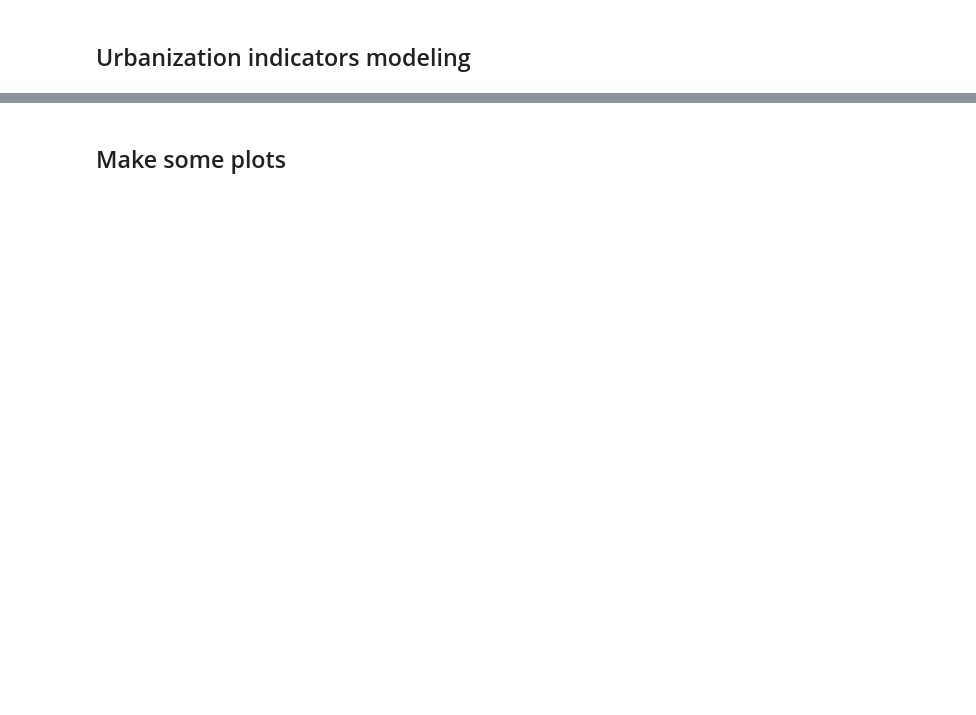
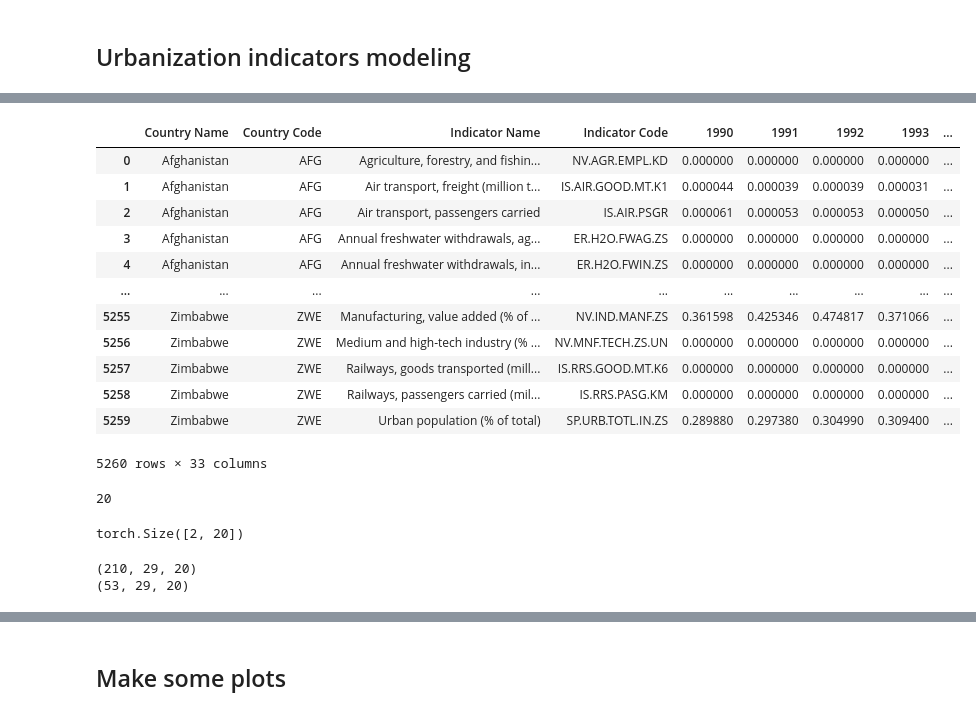
Before and after one commit to bianyuanop/WorldHappinessAnalysis, a Jupyter notebook: modeling.ipynb, the cells around one changed output, grey strips where cells are left out. Cells and saved outputs as stored; diff of their text form; code cells hidden in the pictures; blank space fills up the shorter version.

```diff
--- a/modeling.ipynb
+++ b/modeling.ipynb
@@ -301,0 +397,45 @@ Length: 5260, dtype: int64
+# %%
+indicators_ranges = {}
+
+for indicator in URBANIZATION_INDICATORS + ANTI_URBANIZATION_INDICATORS:
+    indicator_max = sgd_imputed[sgd_imputed['Indicator Name'] == indicator].iloc[:, 4:].max().max()
+    indicator_min = sgd_imputed[sgd_imputed['Indicator Name'] == indicator].iloc[:, 4:].min().min()
+    indicators_ranges[indicator] = {
+        "max": indicator_max,
+        "min": indicator_min
+    }
+
+indicators_ranges
+
+indicator = 'Air transport, freight (million ton-km)'
+# %%
+row = sgd_imputed.iloc[0, :]
+def rescale_row(row):
+    row_numeric = row.iloc[4:].to_numpy()
+    indicator = row['Indicator Name']
+
+    row_numeric -= indicators_ranges[indicator]['min']
+    row_numeric /= indicators_ranges[indicator]['max']
+    row_numeric
+
+    row.iloc[4:] = row_numeric
+
+    return row
+# %%
+sgd_rescaled = sgd_imputed.apply(rescale_row, axis=1)
+# %%
+sgd_rescaled
+# %% [output]
+|  | Country Name | Country Code | Indicator Name | Indicator Code | 1990 | 1991 | 1992 | 1993 | ... |
+| 0 | Afghanistan | AFG | Agriculture, forestry, and fishin... | NV.AGR.EMPL.KD | 0.000000 | 0.000000 | 0.000000 | 0.000000 | ... |
+| 1 | Afghanistan | AFG | Air transport, freight (million t... | IS.AIR.GOOD.MT.K1 | 0.000044 | 0.000039 | 0.000039 | 0.000031 | ... |
+| 2 | Afghanistan | AFG | Air transport, passengers carried | IS.AIR.PSGR | 0.000061 | 0.000053 | 0.000053 | 0.000050 | ... |
+| 3 | Afghanistan | AFG | Annual freshwater withdrawals, ag... | ER.H2O.FWAG.ZS | 0.000000 | 0.000000 | 0.000000 | 0.000000 | ... |
+| 4 | Afghanistan | AFG | Annual freshwater withdrawals, in... | ER.H2O.FWIN.ZS | 0.000000 | 0.000000 | 0.000000 | 0.000000 | ... |
+| ... | ... | ... | ... | ... | ... | ... | ... | ... | ... |
+| 5255 | Zimbabwe | ZWE | Manufacturing, value added (% of ... | NV.IND.MANF.ZS | 0.361598 | 0.425346 | 0.474817 | 0.371066 | ... |
+| 5256 | Zimbabwe | ZWE | Medium and high-tech industry (% ... | NV.MNF.TECH.ZS.UN | 0.000000 | 0.000000 | 0.000000 | 0.000000 | ... |
+| 5257 | Zimbabwe | ZWE | Railways, goods transported (mill... | IS.RRS.GOOD.MT.K6 | 0.000000 | 0.000000 | 0.000000 | 0.000000 | ... |
+| 5258 | Zimbabwe | ZWE | Railways, passengers carried (mil... | IS.RRS.PASG.KM | 0.000000 | 0.000000 | 0.000000 | 0.000000 | ... |
+| 5259 | Zimbabwe | ZWE | Urban population (% of total) | SP.URB.TOTL.IN.ZS | 0.289880 | 0.297380 | 0.304990 | 0.309400 | ... |
+5260 rows × 33 columns
@@ -301,0 +475,13 @@ Length: 5260, dtype: int64
+# %%
+indicators_dim = sgd_imputed['Indicator Name'].unique().shape[0]
+indicators_dim
+# %% [output]
+20
+# %%
+afg = sgd_imputed.iloc[:20, :]
+col = afg.iloc[0:, 4:6].to_numpy(dtype=np.float32)
+col
+X = torch.Tensor(col).T
+X.shape
+# %% [output]
+torch.Size([2, 20])
@@ -301,0 +495,8 @@ Length: 5260, dtype: int64
+# %%
+from sklearn.model_selection import train_test_split
+train, test = train_test_split(data, test_size=0.2)
+print(train.shape)
+print(test.shape)
+# %% [output]
+(210, 29, 20)
+(53, 29, 20)
```
Also changed, not shown: parts of 25 cells of this notebook, 1 other file.
